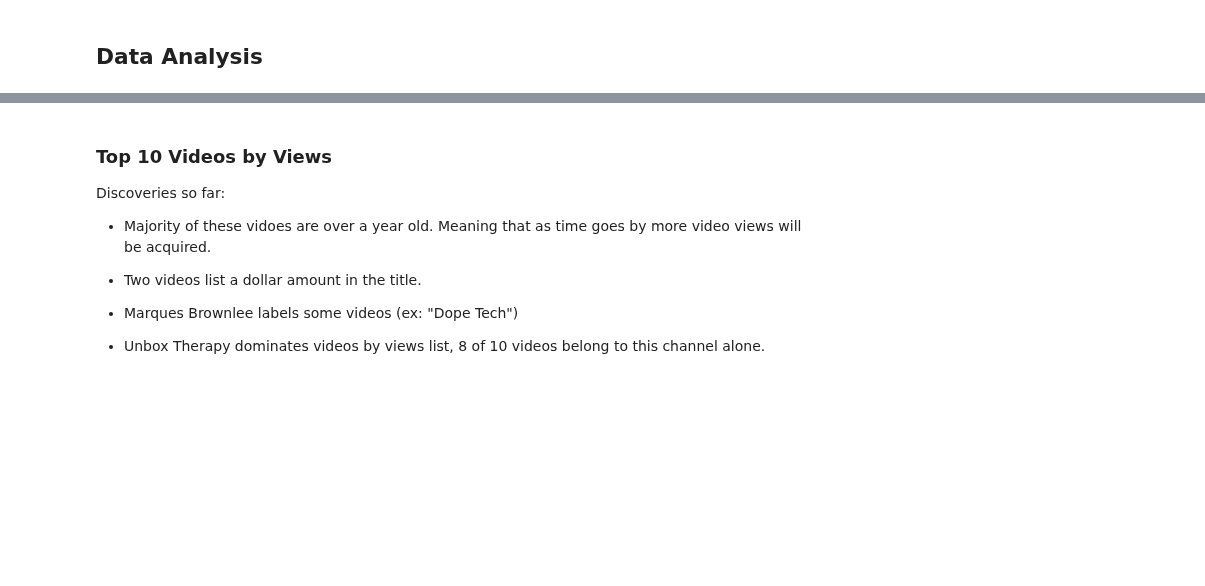
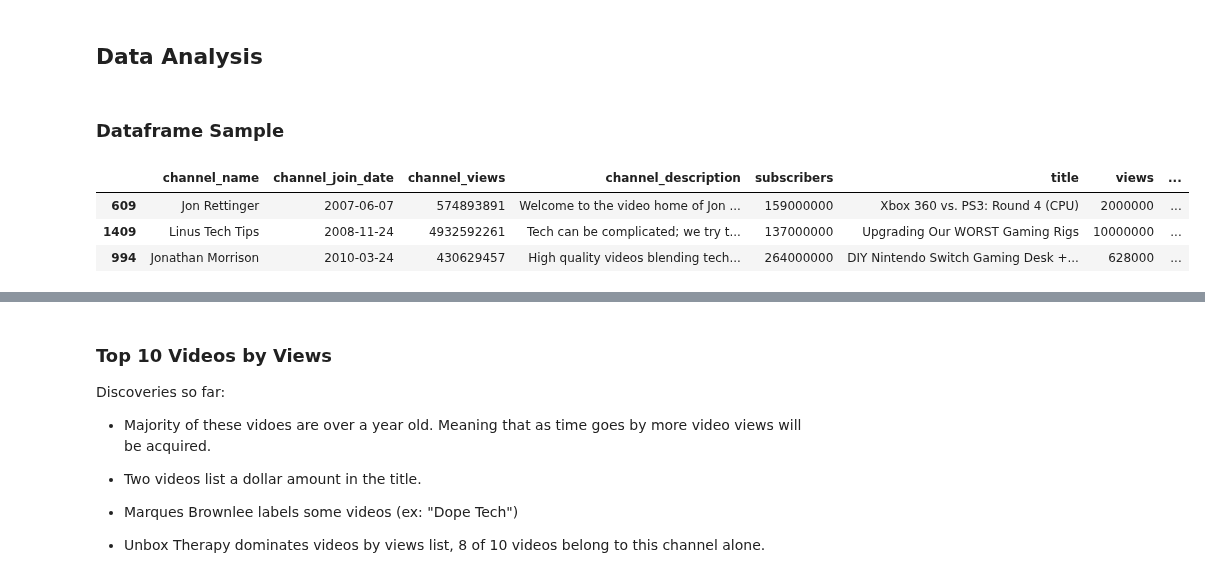
Before and after one commit to drusho/blog, a Jupyter notebook: _notebooks/2021-07-17-webscrapping-youtube.ipynb, the cells around one changed output, grey strips where cells are left out. Saved outputs shown, nothing was run; the diff lists cells and outputs as text; code cells hidden in the pictures; blank space fills up the shorter version.

```diff
--- a/_notebooks/2021-07-17-webscrapping-youtube.ipynb
+++ b/_notebooks/2021-07-17-webscrapping-youtube.ipynb
@@ -136,3 +121,14 @@ merged.head(3)
 | 2 | iJustine | 2006-05-07 | 1288833680 | Tech, video games, failed cooking... | 689000000 | The Voice of Siri! | 11000000 | ... |
 # %% [markdown]
 ## Data Analysis
+# %% [markdown]
+### Dataframe Sample
+# %%
+#collapse
+# Sampe of dataframe
+merged.sample(3)
+# %% [output]
+|  | channel_name | channel_join_date | channel_views | channel_description | subscribers | title | views | ... |
+| 609 | Jon Rettinger | 2007-06-07 | 574893891 | Welcome to the video home of Jon ... | 159000000 | Xbox 360 vs. PS3: Round 4 (CPU) | 2000000 | ... |
+| 1409 | Linus Tech Tips | 2008-11-24 | 4932592261 | Tech can be complicated; we try t... | 137000000 | Upgrading Our WORST Gaming Rigs | 10000000 | ... |
+| 994 | Jonathan Morrison | 2010-03-24 | 430629457 | High quality videos blending tech... | 264000000 | DIY Nintendo Switch Gaming Desk +... | 628000 | ... |
```
Also changed, not shown: parts of 15 cells of this notebook.
